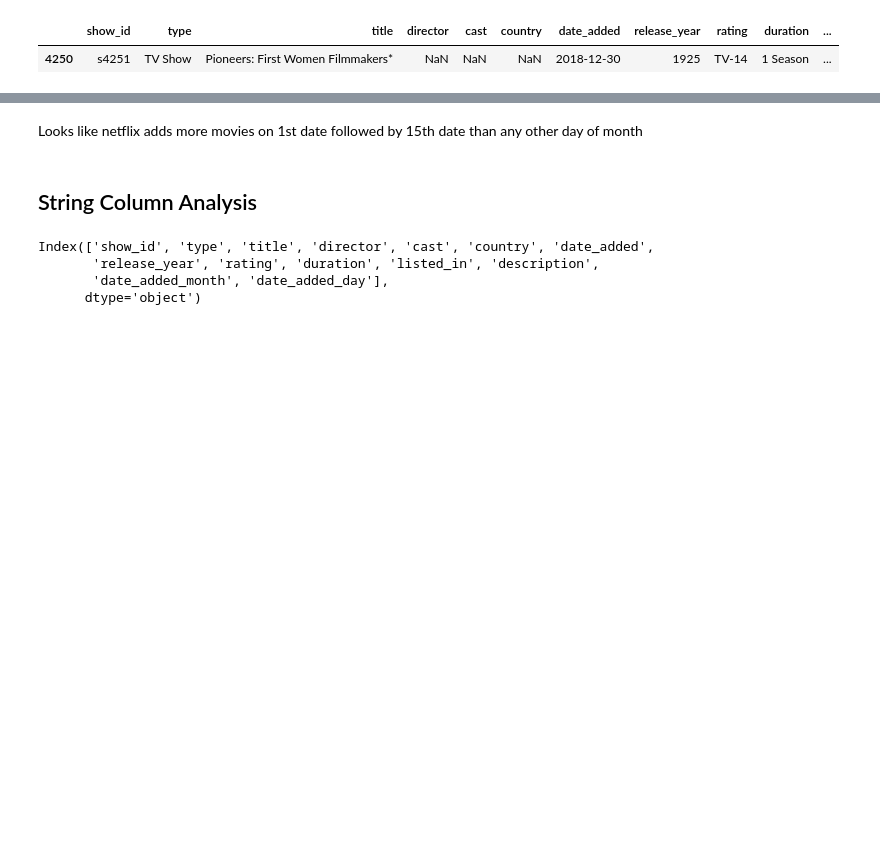
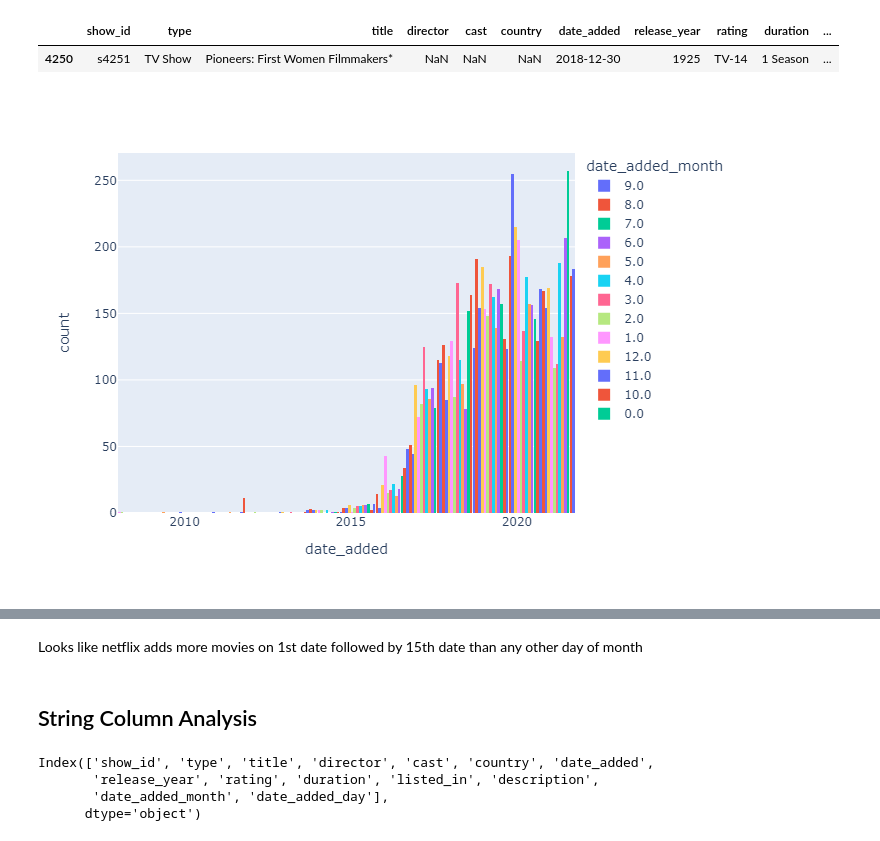
Before and after one commit to vaibhav-shaharwale/EDA, a Jupyter notebook: EDA-netflix.ipynb, the cells around one changed output, grey strips where cells are left out. Cells and saved outputs as stored; diff of their text form; code cells hidden in the pictures; blank space fills up the shorter version.

```diff
--- a/EDA-netflix.ipynb
+++ b/EDA-netflix.ipynb
@@ -85,5 +88,8 @@ data_import[data_import['release_year']==1925]
 data_import['date_added_month']=data_import['date_added'].dt.month.fillna(0)
 data_import['date_added_day']=data_import['date_added'].dt.day.fillna(0)
 # %%
-px.histogram(data_import,x='date_added', color="date_added_month")
+fig = px.histogram(data_import,x='date_added', color="date_added_month")
+fig.show("png")
+# %% [output]
+[figure, added]
 # %%
```
Also changed, not shown: parts of 8 cells of this notebook.
